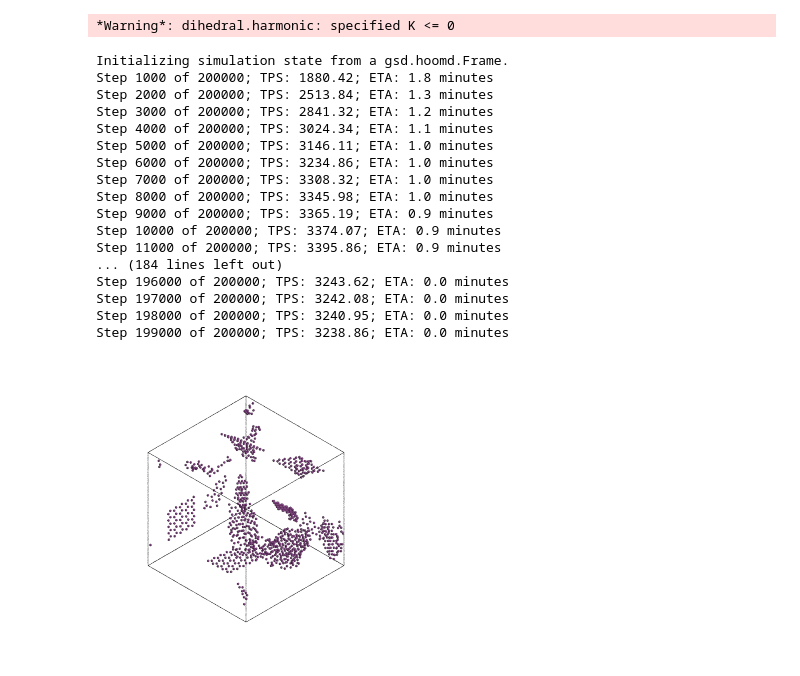
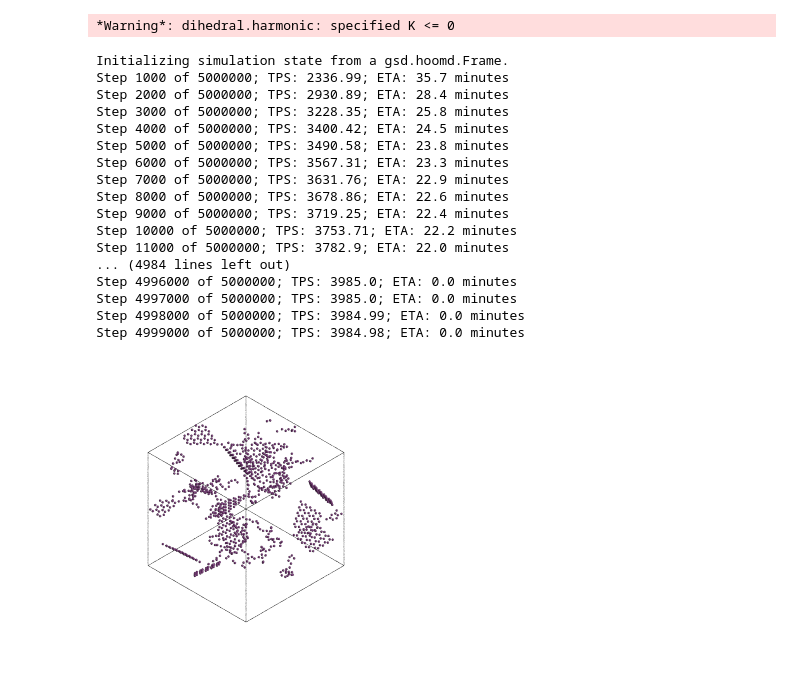
Before and after one commit to eridanirojas/mxene, a Jupyter notebook: example/ej_flakes.ipynb, the cells around one changed output. Drawn from its saved outputs; the diff is of its cells as text; code cells hidden in the pictures.

```diff
--- a/example/ej_flakes.ipynb
+++ b/example/ej_flakes.ipynb
@@ -49,7 +49,7 @@ class Graphene(System):
     def _build_system(self):
         return self.all_molecules[0]
 #OK, so we want to initialize a system with some chains and some flakes
-kg_chain = LJChain(lengths=20,num_mols=20)
+kg_chain = LJChain(lengths=20,num_mols=22)
 sheet = Graphene(x_repeat=5, y_repeat=5, n_layers=1, periodicity=(False, False, False))
 system = Pack(molecules=[Molecule(compound=sheet.all_molecules[0], num_mols=12), kg_chain], density=0.1, packing_expand_factor = 6, seed=2, overlap = 1.1)
 system.visualize()
@@ -58,50 +58,50 @@ system.visualize()
 # %%
 # this FF is for research question
 ff = BeadSpring(
-    r_cut=2.5,
+    r_cut=2.5**(1/6),
     beads={
         "A": dict(epsilon=1.0, sigma=1.0),  # chains
         "F": dict(epsilon=1.0, sigma=1.0),  # flakes
     },
     bonds={
         "F-F": dict(r0=1.0, k=1000),
         "A-A": dict(r0=1.0, k=1000.0),  # increased k to avoid chain collapse
     },
     angles={
         "A-A-A": dict(t0=2* np.pi / 3., k=100.0),   # moderate stiffness for chains
         "F-F-F": dict(t0=2 * np.pi / 3., k=5000),
     },
     dihedrals={
         "A-A-A-A": dict(phi0=0.0, k=0, d=-1, n=2), #need to turn this on later, messed up with straight chains
         "F-F-F-F": dict(phi0=0.0, k=500, d=-1, n=2),
     }
 )
-gsd ="20_20ch12f_0005dt.gsd"
-log ="20_20ch12f_0005dt.txt"
+gsd ="22_20ch12f_0005dt.gsd"
+log ="22_20ch12f_0005dt.txt"
 cpu = hoomd.device.CPU()
 sim = Simulation(initial_state=system.hoomd_snapshot, forcefield=ff.hoomd_forces, device=cpu, dt = 0.0005, gsd_write_freq=int(1000), log_file_name = log, gsd_file_name = gsd)
-sim.run_NVT(n_steps=200000, kT=1, tau_kt=.1)
+sim.run_NVT(n_steps=5e6, kT=1, tau_kt=.1)
 sim.flush_writers()
 sim_visualizer = FresnelGSD(gsd_file=gsd, frame=-1, view_axis=(1, 1, 1))
 sim_visualizer.view()
 # %% [output]
 *Warning*: dihedral.harmonic: specified K <= 0
 Initializing simulation state from a gsd.hoomd.Frame.
-Step 1000 of 200000; TPS: 1880.42; ETA: 1.8 minutes
-Step 2000 of 200000; TPS: 2513.84; ETA: 1.3 minutes
-Step 3000 of 200000; TPS: 2841.32; ETA: 1.2 minutes
-Step 4000 of 200000; TPS: 3024.34; ETA: 1.1 minutes
-Step 5000 of 200000; TPS: 3146.11; ETA: 1.0 minutes
-Step 6000 of 200000; TPS: 3234.86; ETA: 1.0 minutes
-Step 7000 of 200000; TPS: 3308.32; ETA: 1.0 minutes
-Step 8000 of 200000; TPS: 3345.98; ETA: 1.0 minutes
-Step 9000 of 200000; TPS: 3365.19; ETA: 0.9 minutes
-Step 10000 of 200000; TPS: 3374.07; ETA: 0.9 minutes
-Step 11000 of 200000; TPS: 3395.86; ETA: 0.9 minutes
-... (184 lines left out)
-Step 196000 of 200000; TPS: 3243.62; ETA: 0.0 minutes
-Step 197000 of 200000; TPS: 3242.08; ETA: 0.0 minutes
-Step 198000 of 200000; TPS: 3240.95; ETA: 0.0 minutes
-Step 199000 of 200000; TPS: 3238.86; ETA: 0.0 minutes
+Step 1000 of 5000000; TPS: 2336.99; ETA: 35.7 minutes
+Step 2000 of 5000000; TPS: 2930.89; ETA: 28.4 minutes
+Step 3000 of 5000000; TPS: 3228.35; ETA: 25.8 minutes
+Step 4000 of 5000000; TPS: 3400.42; ETA: 24.5 minutes
+Step 5000 of 5000000; TPS: 3490.58; ETA: 23.8 minutes
+Step 6000 of 5000000; TPS: 3567.31; ETA: 23.3 minutes
+Step 7000 of 5000000; TPS: 3631.76; ETA: 22.9 minutes
+Step 8000 of 5000000; TPS: 3678.86; ETA: 22.6 minutes
+Step 9000 of 5000000; TPS: 3719.25; ETA: 22.4 minutes
+Step 10000 of 5000000; TPS: 3753.71; ETA: 22.2 minutes
+Step 11000 of 5000000; TPS: 3782.9; ETA: 22.0 minutes
+... (4984 lines left out)
+Step 4996000 of 5000000; TPS: 3985.0; ETA: 0.0 minutes
+Step 4997000 of 5000000; TPS: 3985.0; ETA: 0.0 minutes
+Step 4998000 of 5000000; TPS: 3984.99; ETA: 0.0 minutes
+Step 4999000 of 5000000; TPS: 3984.98; ETA: 0.0 minutes
-[figure, old version]
+[figure, new version]
 # %%
```
Also changed, not shown: parts of 3 cells of this notebook.
